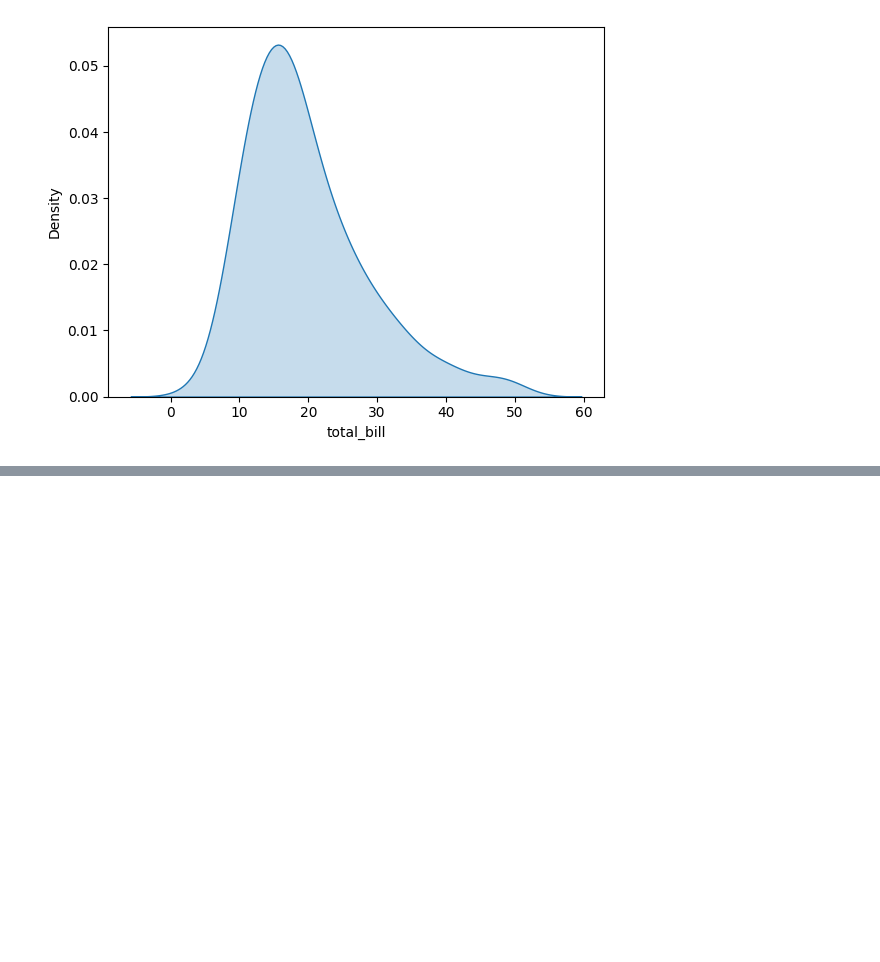
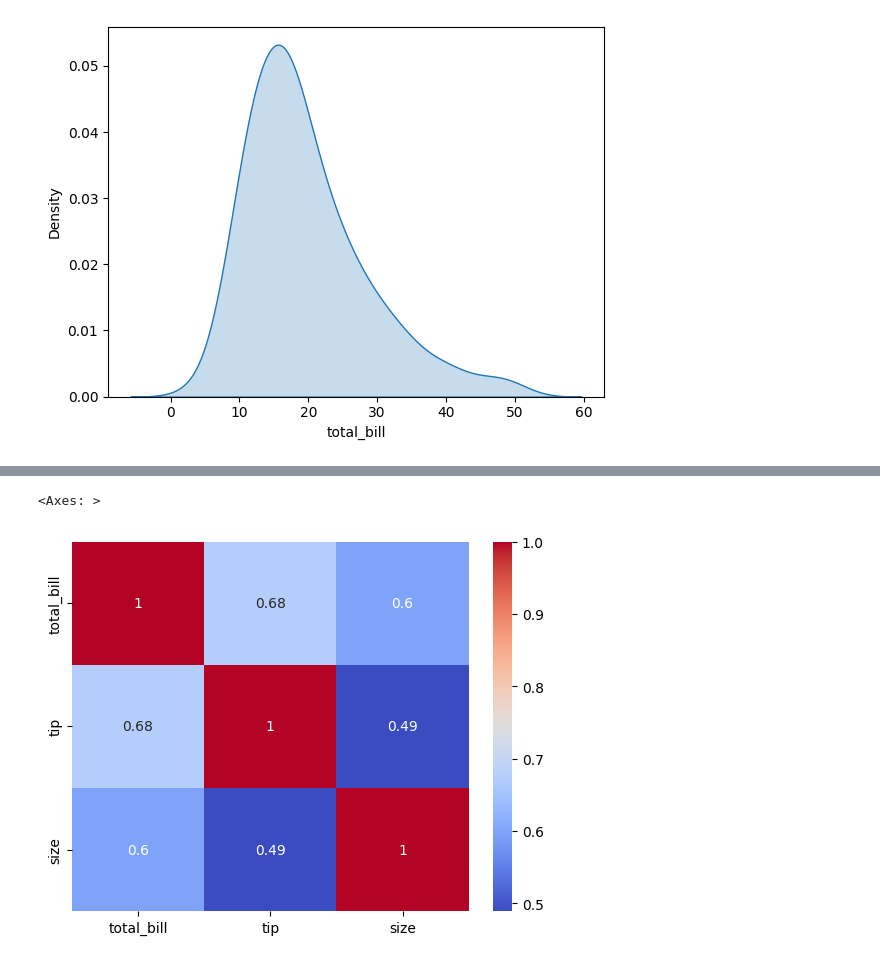
Before and after one commit to prajwal362003/Seaborn, a Jupyter notebook: seaborn.ipynb, the cells around one changed output, grey strips where cells are left out. Drawn from its saved outputs; the diff is of its cells as text; code cells hidden in the pictures; blank space fills up the shorter version.

```diff
--- a/seaborn.ipynb
+++ b/seaborn.ipynb
@@ -110,0 +120,16 @@ sns.kdeplot(tips['total_bill'],fill=True)
+# %%
+# Heatmaps
+
+# A Heatmap is a data visualization technique that shows the magnitude of a phenomenon as a color in two dimensions.
+# It helps to quickly identify patterns,correlations,or outliers in datasets,especially large ones
+
+# eg :- Lets say you have a data showing student scores across different subjects
+#       A heatmap will color each cell based on the score—higher scores might be green and lower ones red. This way, you can instantly see who’s doing well or poorly in which subject.
+
+corr = tips[['total_bill','tip','size']].corr()
+corr
+
+sns.heatmap(corr,annot=True,cmap='coolwarm')
+# %% [output]
+<Axes: >
+[figure, added]
```
Also changed, not shown: parts of 6 cells of this notebook, 1 other file.
